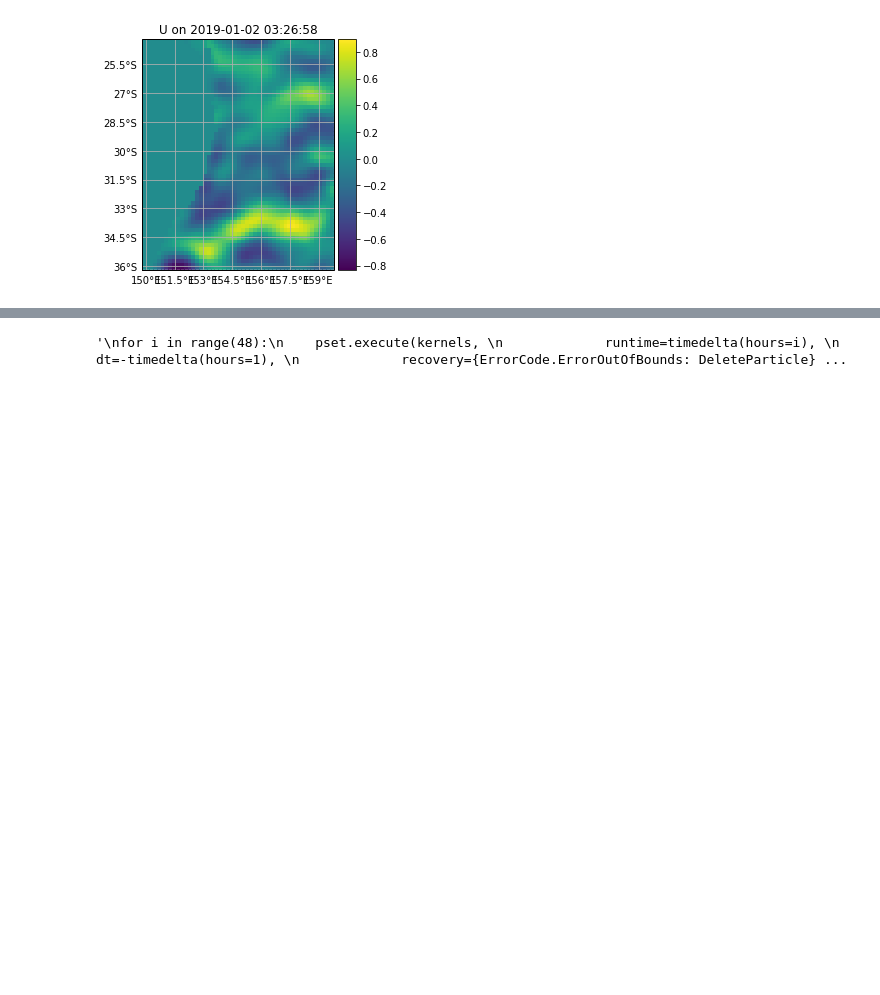
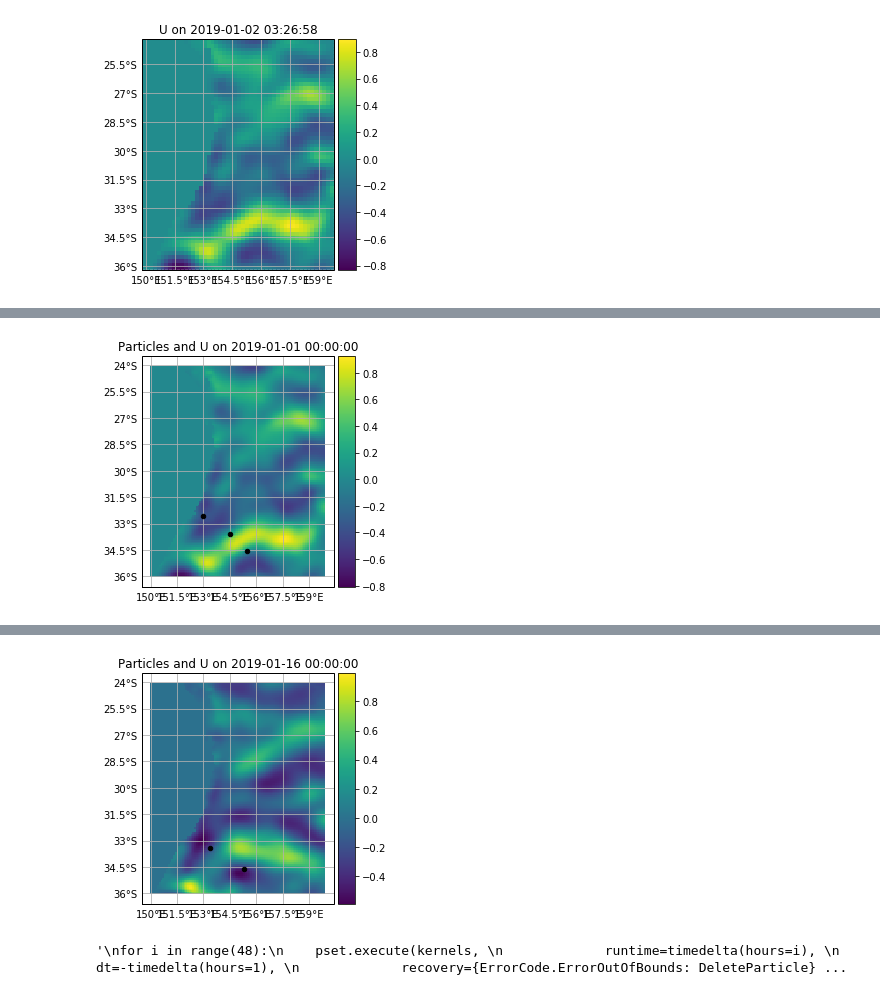
Before and after one commit to natachabourg/Bluebottles, a Jupyter notebook: imos_current_data/analysis_imos_current_data/Advection.ipynb, the cells around one changed output, grey strips where cells are left out. Cells and saved outputs as stored; diff of their text form; code cells hidden in the pictures; blank space fills up the shorter version.

Commit message:
Update advection program

```diff
--- a/imos_current_data/analysis_imos_current_data/Advection.ipynb
+++ b/imos_current_data/analysis_imos_current_data/Advection.ipynb
@@ -335,17 +347,0 @@ time_ext[9]-time_ext[8]
-# %%
-"""
-Advecting a particle and save its trajectory to gif
-"""
-
-pset = ParticleSet.from_list(fieldset=fieldset_ext,
-                             pclass=JITParticle,
-                             lon=[151.25,  151.25],
-                             lat=[-33.57, -33.55],
-                             time=time_ext[5])
-
-images=[] #list to store images to create gif
-for i in range(48):
-    pset.execute(AdvectionRK4, runtime=timedelta(hours=i), dt=-timedelta(minutes=5), recovery={ErrorCode.ErrorOutOfBounds: DeleteParticle})
-    pset.show(savefile='../outputs_imos_current_data/make_gif/particle_try_'+str(i),field='vector', vmin=0., vmax=1.5,land=False,show_time=(time_ext[5]+i*86400/24))
-    images.append(imageio.imread('../outputs_imos_current_data/make_gif/particle_try_'+str(i)+'.png'))
-imageio.mimsave('../outputs_imos_current_data/particle_advection_2days.gif', images) #create gif with all images
@@ -421,40 +496,40 @@ datetime.datetime(2019, 2, 7, 0, 0)
 # %%
-%matplotlib qt
+%matplotlib inline
 import math
+
 def WindDrag(particle, fieldset, time):
-    wind_vel=4.35 #m.s^-1
-    wind_dir_meteo=(54.9+40)*math.pi/180 #rad
-    particle.lon -= 0.04*wind_vel*math.cos(wind_dir_meteo)
-    particle.lat -= 0.04*wind_vel*math.sin(wind_dir_meteo)
 
-    #lon=[151.6,151.6],
-    #lat=[-33.57,-33.55],
+    wind_vel=0.35 #m.s^-1
+    wind_dir_meteo=(54.9)*math.pi/180 #rad
+    particle.lon += 0.04*wind_vel*math.cos(wind_dir_meteo)
+    particle.lat += 0.04*wind_vel*math.sin(wind_dir_meteo)
 
 pset = ParticleSet.from_list(fieldset=fieldset_ext,
                              pclass=JITParticle,
-                             lon=[151.5,151.5,151.5],
-                             lat=[-33.57,-33.57,-33.55],
-                             time=[time_ext[37],time_ext[37],time_ext[37]]) #first particle released time[0] the other time[2]
+                             lon=[153,154.5,155.5],
+                             lat=[-32.57,-33.57,-34.55],
+                             time=[datetime(2019,1,1),datetime(2019,1,2),datetime(2019,1,3)]) #first particle released time[0] the other time[2]
 images=[]
-#pset.show(field=fieldset_ext.U,land=False,showtime=time_ext[37])
+pset.show(field=fieldset_ext.U,land=False,showtime=0)
 kernels=pset.Kernel(WindDrag)+pset.Kernel(AdvectionRK4)+pset.Kernel(BrownianMotion2D)
 pset.execute(kernels,
-             runtime=timedelta(hours=48),
-             dt=-timedelta(hours=1),
+             runtime=timedelta(days=15),
+             dt=timedelta(days=1),
              recovery={ErrorCode.ErrorOutOfBounds: DeleteParticle},
-             output_file=pset.ParticleFile(name="TR.nc", outputdt=timedelta(hours=1)))
+             output_file=pset.ParticleFile(name="TR.nc", outputdt=timedelta(days=1)))
 
-#pset.show(field=fieldset_ext.U, land=False, showtime=time_ext[38])
+pset.show(field=fieldset_ext.U, land=False, showtime=48*86400)
 
 """
 for i in range(48):
     pset.execute(kernels,
              runtime=timedelta(hours=i),
              dt=-timedelta(hours=1),
              recovery={ErrorCode.ErrorOutOfBounds: DeleteParticle},
              output_file=pset.ParticleFile(name="TR.nc", outputdt=timedelta(hours=1)))
     pset.show(show_time=(time_ext[37]+i*86400/24),savefile='../outputs_imos_current_data/make_gif/particle_kernel_try_'+str(i)+'.png', field='vector', vmin=0., vmax=1.5,land=False)
     images.append(imageio.imread('../outputs_imos_current_data/make_gif/particle_kernel_try_'+str(i)+'.png'))
 imageio.mimsave('../outputs_imos_current_data/particle_advection_try.gif', images)
 """
 # %% [output]
+[figure, added]
@@ -478,3 +537,4 @@ WARNING: ParticleSet is empty on writing as array at time 1.54929e+09
+[figure, added]
 '\nfor i in range(48):\n    pset.execute(kernels, \n             runtime=timedelta(hours=i), \n             dt=-timedelta(hours=1), \n             recovery={ErrorCode.ErrorOutOfBounds: DeleteParticle} ...
 # %%
 plotTrajectoriesFile('TR.nc')
```
Also changed, not shown: parts of 42 cells of this notebook.
